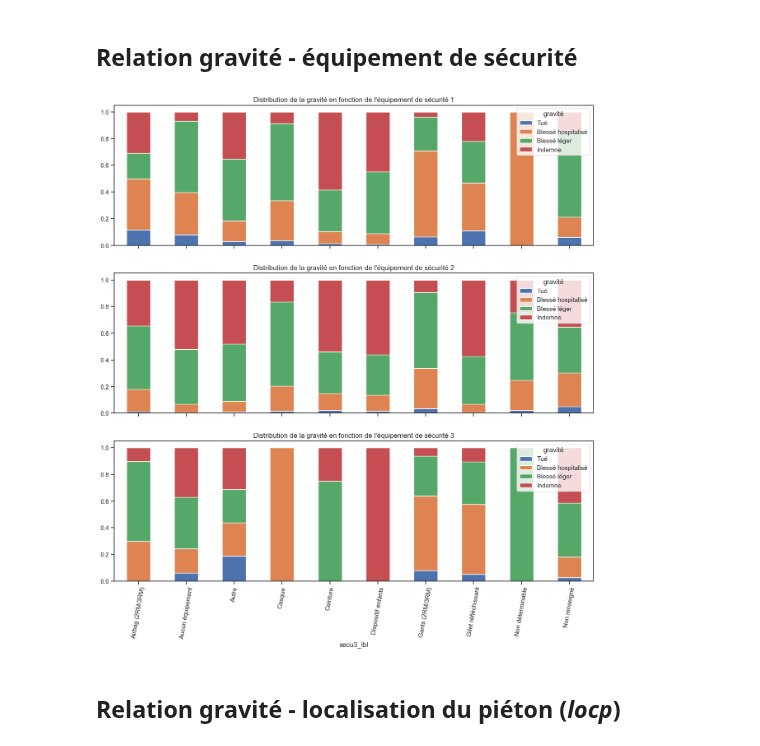
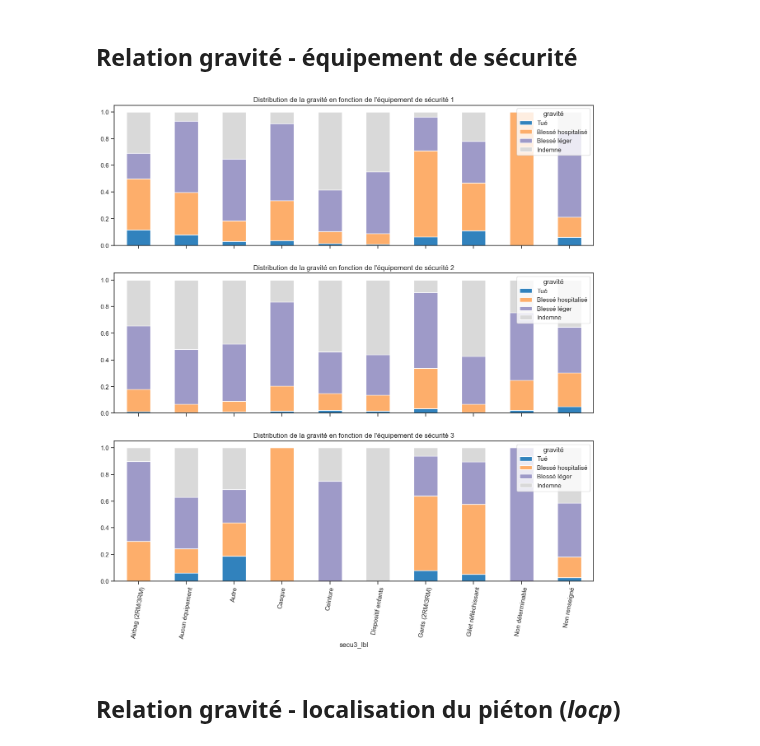
Before and after one commit to nicolascarayon/projet-accidents-routiers, a Jupyter notebook: nico_grav_usagers.ipynb, the cells around one changed output. Cells and saved outputs as stored; diff of their text form; code cells hidden in the pictures.

```diff
--- a/nico_grav_usagers.ipynb
+++ b/nico_grav_usagers.ipynb
@@ -9,6 +9,7 @@ import seaborn as sns
 
 start_year = 2020
 end_year = 2020
+colormap = 'tab20c'
 
 dic_usagers = ld.load_usagers(start_year, end_year)
 df_usagers = dic_usagers[2020]
@@ -175,32 +182,35 @@ Utilisation professionnelle  0.642521
 # %%
 df_cross1 = pd.crosstab(df["secu1_lbl"], df['gravité'], normalize='index')
 df_cross1 = df_cross1.reindex(columns=columns_titles)
 # print(df_cross1)
 df_cross2 = pd.crosstab(df["secu2_lbl"], df['gravité'], normalize='index')
 df_cross2 = df_cross2.reindex(columns=columns_titles)
 # print(df_cross2)
 df_cross3 = pd.crosstab(df["secu3_lbl"], df['gravité'], normalize='index')
 df_cross3 = df_cross3.reindex(columns=columns_titles)
 # print(df_cross3)
 
 
 sns.set_theme(style="ticks")
 f, (ax1, ax2, ax3) = plt.subplots(nrows=3, ncols=1, sharex=True)
 f.set_size_inches(15, 15)
 
-chart = df_cross1.plot(kind="bar", stacked=True, rot=0, ax=ax1, title="Distribution de la gravité en fonction de l'équipement de sécurité 1")
+chart = df_cross1.plot(kind="bar", stacked=True, rot=0, ax=ax1,
+                       title="Distribution de la gravité en fonction de l'équipement de sécurité 1", colormap=colormap)
 chart.set_xticklabels(chart.get_xticklabels(), rotation=80)
 sns.move_legend(ax1, "upper right")
 
-chart = df_cross2.plot(kind="bar", stacked=True, rot=0, ax=ax2, title="Distribution de la gravité en fonction de l'équipement de sécurité 2")
+chart = df_cross2.plot(kind="bar", stacked=True, rot=0, ax=ax2,
+                       title="Distribution de la gravité en fonction de l'équipement de sécurité 2", colormap=colormap)
 chart.set_xticklabels(chart.get_xticklabels(), rotation=80)
 sns.move_legend(ax2, "upper right")
 
-chart = df_cross3.plot(kind="bar", stacked=True, rot=0, ax=ax3, title="Distribution de la gravité en fonction de l'équipement de sécurité 3")
+chart = df_cross3.plot(kind="bar", stacked=True, rot=0, ax=ax3,
+                       title="Distribution de la gravité en fonction de l'équipement de sécurité 3", colormap=colormap)
 chart.set_xticklabels(chart.get_xticklabels(), rotation=80)
 sns.move_legend(ax3, "upper right")
 # %% [output]
-[figure, old version]
+[figure, new version]
 # %% [markdown]
 ## Relation gravité - localisation du piéton (*locp*)
 # %%
```
Also changed, not shown: parts of 8 cells of this notebook, 2 other files.
